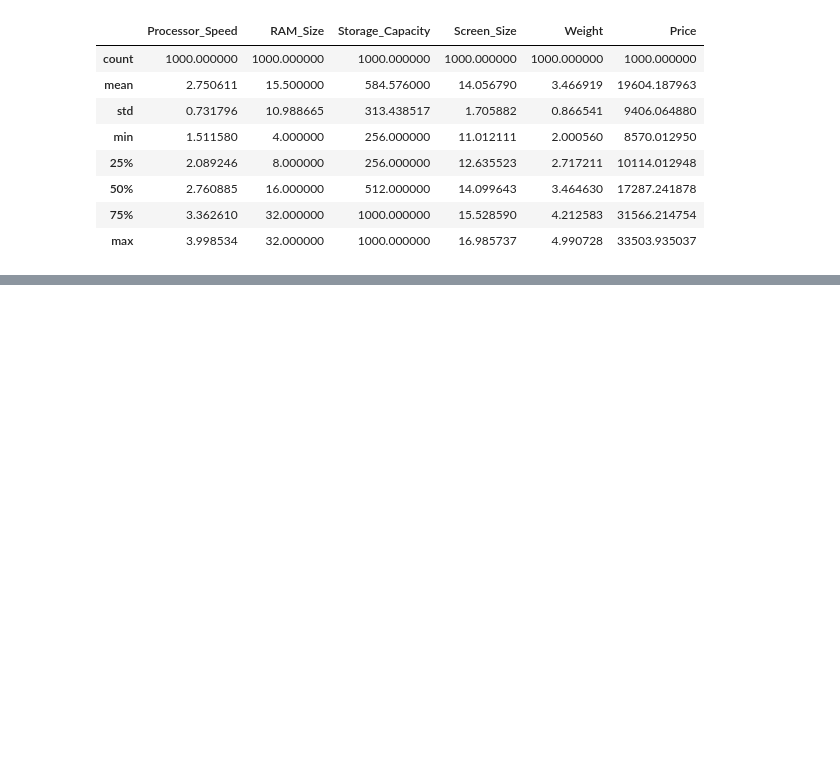
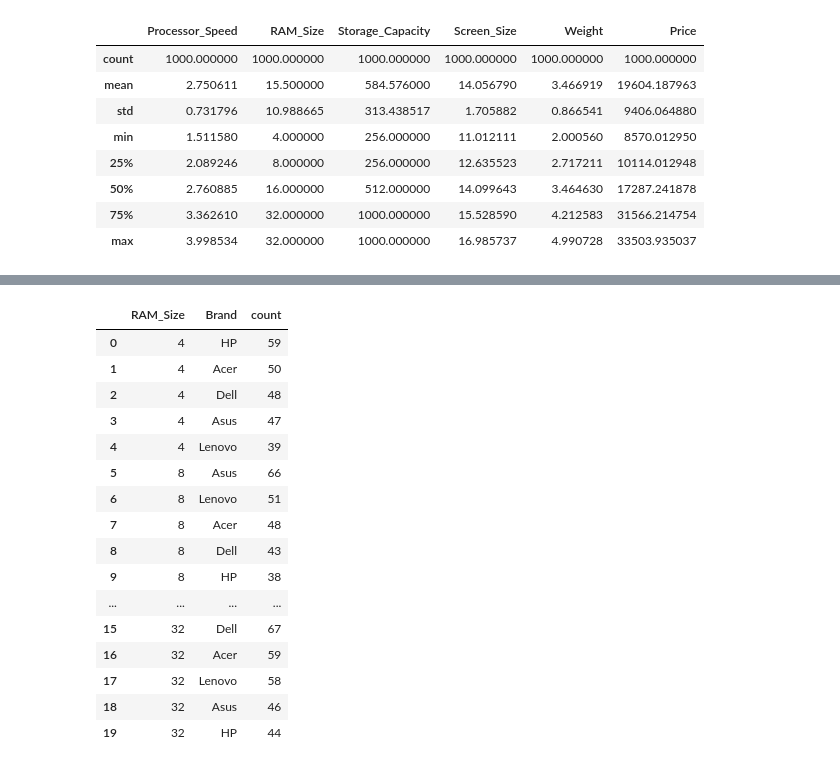
Before and after one commit to AleksandrFrom/DS, a Jupyter notebook: DS with Onur/predicting laptop prices with ML.ipynb, the cells around one changed output, grey strips where cells are left out. Cells and saved outputs as stored; diff of their text form; code cells hidden in the pictures; blank space fills up the shorter version.

```diff
--- a/DS with Onur/predicting laptop prices with ML.ipynb
+++ b/DS with Onur/predicting laptop prices with ML.ipynb
@@ -93,0 +101,20 @@ number_data
+# %%
+df.groupby('RAM_Size')['Brand'].value_counts().reset_index()
+# %% [output]
+|  | RAM_Size | Brand | count |
+| 0 | 4 | HP | 59 |
+| 1 | 4 | Acer | 50 |
+| 2 | 4 | Dell | 48 |
+| 3 | 4 | Asus | 47 |
+| 4 | 4 | Lenovo | 39 |
+| 5 | 8 | Asus | 66 |
+| 6 | 8 | Lenovo | 51 |
+| 7 | 8 | Acer | 48 |
+| 8 | 8 | Dell | 43 |
+| 9 | 8 | HP | 38 |
+| ... | ... | ... | ... |
+| 15 | 32 | Dell | 67 |
+| 16 | 32 | Acer | 59 |
+| 17 | 32 | Lenovo | 58 |
+| 18 | 32 | Asus | 46 |
+| 19 | 32 | HP | 44 |
```
Also changed, not shown: parts of 17 cells of this notebook.
